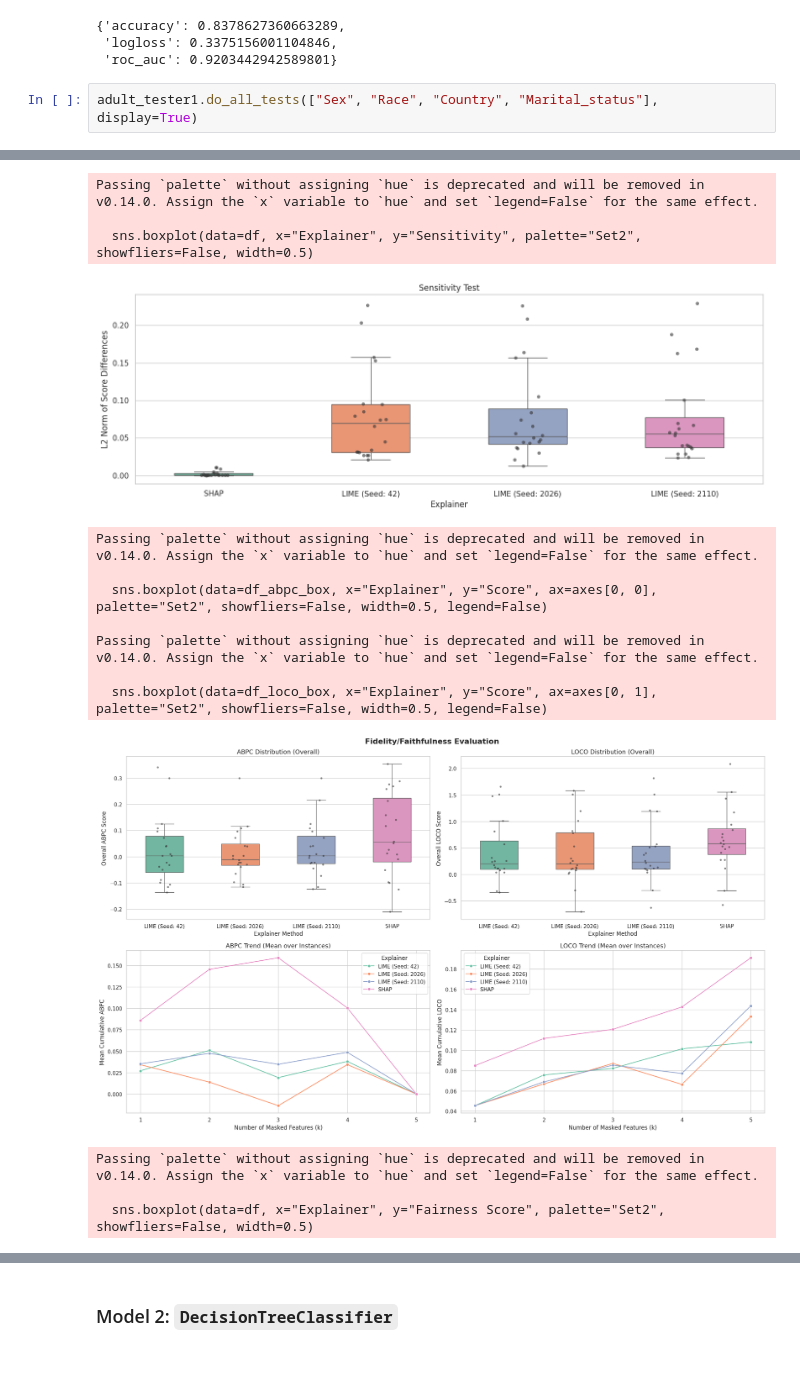
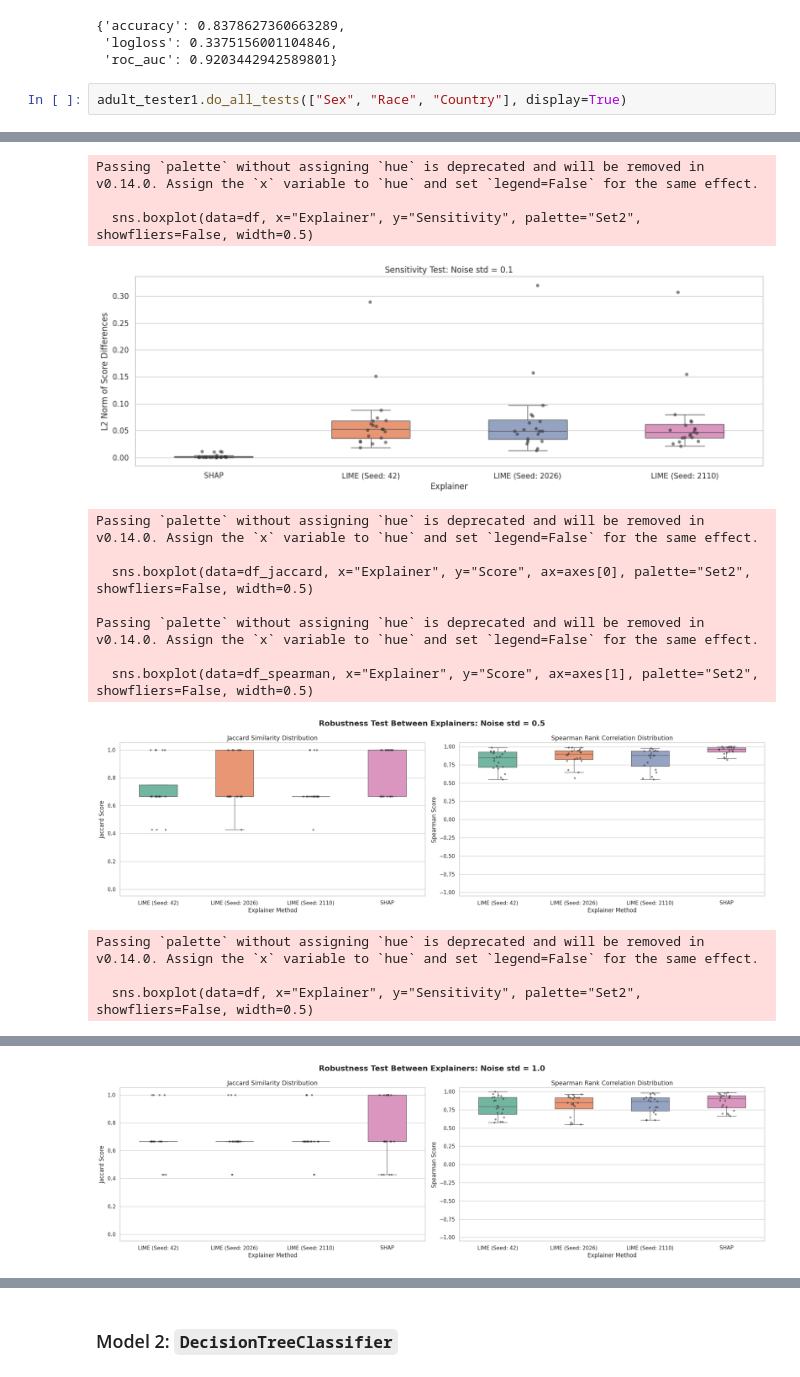
Before and after one commit to alexisvuvietnam/UtilityAlignedExplainer, a Jupyter notebook: reduced_empirical_work_tabular.ipynb, the cells around one changed output, grey strips where cells are left out. Saved outputs shown, nothing was run; the diff lists cells and outputs as text.

```diff
--- a/reduced_empirical_work_tabular.ipynb
+++ b/reduced_empirical_work_tabular.ipynb
@@ -464,7 +558,7 @@ model_performance(adult_model1, X_test_adult, y_test_adult)
  'logloss': 0.3375156001104846,
  'roc_auc': 0.9203442942589801}
 # %%
-adult_tester1.do_all_tests(["Sex", "Race", "Country", "Marital_status"], display=True)
+adult_tester1.do_all_tests(["Sex", "Race", "Country"], display=True)
 # %% [output]
 Passing `palette` without assigning `hue` is deprecated and will be removed in v0.14.0. Assign the `x` variable to `hue` and set `legend=False` for the same effect.
 
@@ -485,15 +579,15 @@ Passing `palette` without assigning `hue` is deprecated and will be removed in v
 Passing `palette` without assigning `hue` is deprecated and will be removed in v0.14.0. Assign the `x` variable to `hue` and set `legend=False` for the same effect.
 
   sns.boxplot(data=df, x="Explainer", y="Sensitivity", palette="Set2", showfliers=False, width=0.5)
-[figure, old version]
+[figure, new version]
 Passing `palette` without assigning `hue` is deprecated and will be removed in v0.14.0. Assign the `x` variable to `hue` and set `legend=False` for the same effect.
 
-  sns.boxplot(data=df_abpc_box, x="Explainer", y="Score", ax=axes[0, 0], palette="Set2", showfliers=False, width=0.5, legend=False)
+  sns.boxplot(data=df_jaccard, x="Explainer", y="Score", ax=axes[0], palette="Set2", showfliers=False, width=0.5)
 
 Passing `palette` without assigning `hue` is deprecated and will be removed in v0.14.0. Assign the `x` variable to `hue` and set `legend=False` for the same effect.
 
-  sns.boxplot(data=df_loco_box, x="Explainer", y="Score", ax=axes[0, 1], palette="Set2", showfliers=False, width=0.5, legend=False)
+  sns.boxplot(data=df_spearman, x="Explainer", y="Score", ax=axes[1], palette="Set2", showfliers=False, width=0.5)
-[figure, old version]
+[figure, new version]
 Passing `palette` without assigning `hue` is deprecated and will be removed in v0.14.0. Assign the `x` variable to `hue` and set `legend=False` for the same effect.
 
-  sns.boxplot(data=df, x="Explainer", y="Fairness Score", palette="Set2", showfliers=False, width=0.5)
+  sns.boxplot(data=df, x="Explainer", y="Sensitivity", palette="Set2", showfliers=False, width=0.5)
@@ -517,0 +602 @@ Passing `palette` without assigning `hue` is deprecated and will be removed in v
+[figure, added]
```
Also changed, not shown: parts of 12 cells of this notebook, 8 other files.
